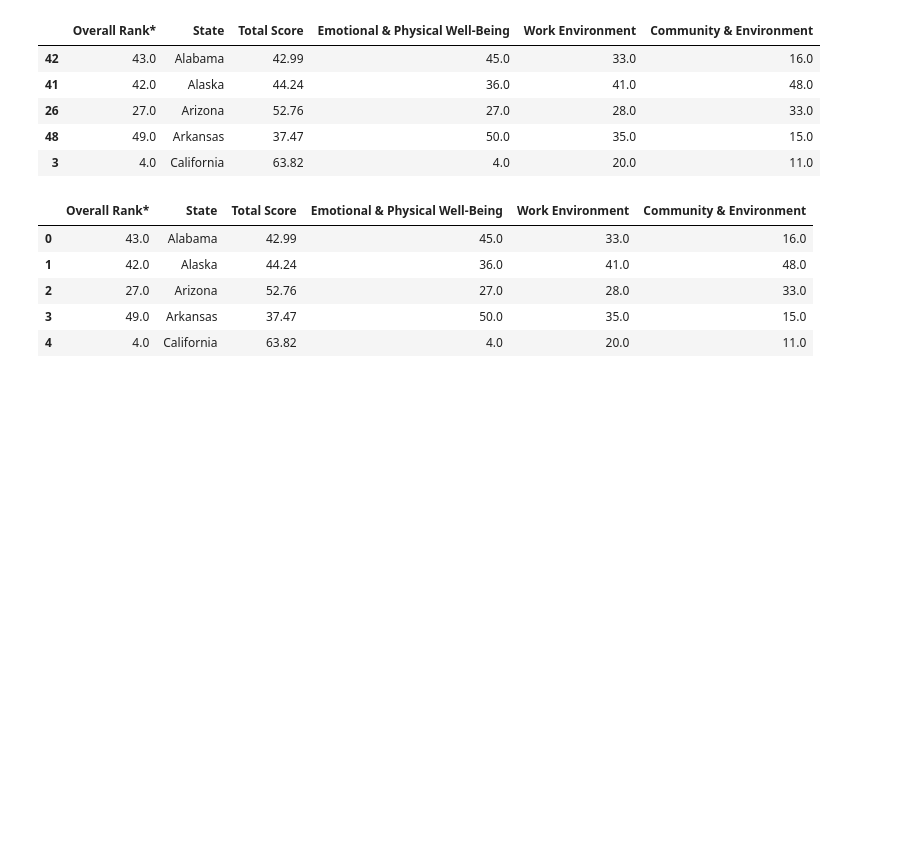
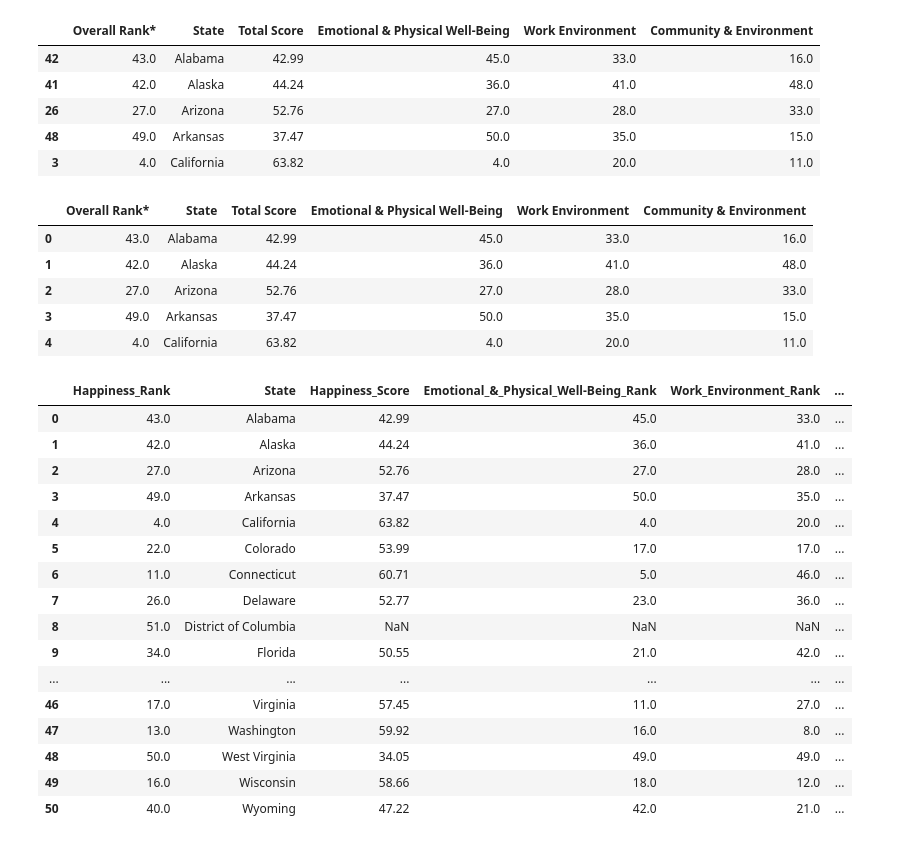
Before and after one commit to ClareSpecht/Project3, a Jupyter notebook: geojson/notebooks/Scraping Happiness.ipynb, the cells around one changed output. Drawn from its saved outputs; the diff is of its cells as text; code cells hidden in the pictures; blank space fills up the shorter version.

```diff
--- a/geojson/notebooks/Scraping Happiness.ipynb
+++ b/geojson/notebooks/Scraping Happiness.ipynb
@@ -138,7 +136,29 @@ df.head()
 | 3 | 49.0 | Arkansas | 37.47 | 50.0 | 35.0 | 15.0 |
 | 4 | 4.0 | California | 63.82 | 4.0 | 20.0 | 11.0 |
 # %%
-df=df.rename(columns={"Overall Rank*": "Happiness Rank", "Total Score": "Happiness Score", "Emotional & Physical Well-Being": "Emotional & Physical Well-Being Rank", "Work Environment": "Work Environment Rank", "Community & Environment": "Community & Environment Rank"})
+df=df.rename(columns={"Overall Rank*": "Happiness_Rank", "Total Score": "Happiness_Score", "Emotional & Physical Well-Being": "Emotional_&_Physical_Well-Being_Rank", "Work Environment": "Work_Environment_Rank", "Community & Environment": "Community_&_Environment_Rank"})
+# %%
+df['inv_hap_rank'] = df['Happiness_Rank'].rank(method='max', na_option='bottom', ascending= False).astype(int)
+# %%
+df
+# %% [output]
+|  | Happiness_Rank | State | Happiness_Score | Emotional_&_Physical_Well-Being_Rank | Work_Environment_Rank | ... |
+| 0 | 43.0 | Alabama | 42.99 | 45.0 | 33.0 | ... |
+| 1 | 42.0 | Alaska | 44.24 | 36.0 | 41.0 | ... |
+| 2 | 27.0 | Arizona | 52.76 | 27.0 | 28.0 | ... |
+| 3 | 49.0 | Arkansas | 37.47 | 50.0 | 35.0 | ... |
+| 4 | 4.0 | California | 63.82 | 4.0 | 20.0 | ... |
+| 5 | 22.0 | Colorado | 53.99 | 17.0 | 17.0 | ... |
+| 6 | 11.0 | Connecticut | 60.71 | 5.0 | 46.0 | ... |
+| 7 | 26.0 | Delaware | 52.77 | 23.0 | 36.0 | ... |
+| 8 | 51.0 | District of Columbia | NaN | NaN | NaN | ... |
+| 9 | 34.0 | Florida | 50.55 | 21.0 | 42.0 | ... |
+| ... | ... | ... | ... | ... | ... | ... |
+| 46 | 17.0 | Virginia | 57.45 | 11.0 | 27.0 | ... |
+| 47 | 13.0 | Washington | 59.92 | 16.0 | 8.0 | ... |
+| 48 | 50.0 | West Virginia | 34.05 | 49.0 | 49.0 | ... |
+| 49 | 16.0 | Wisconsin | 58.66 | 18.0 | 12.0 | ... |
+| 50 | 40.0 | Wyoming | 47.22 | 42.0 | 21.0 | ... |
 # %%
 df.to_csv("../csv/happiness.csv", index= False)
 # %%
```
Also changed, not shown: parts of 2 cells of this notebook, 21 other files.
